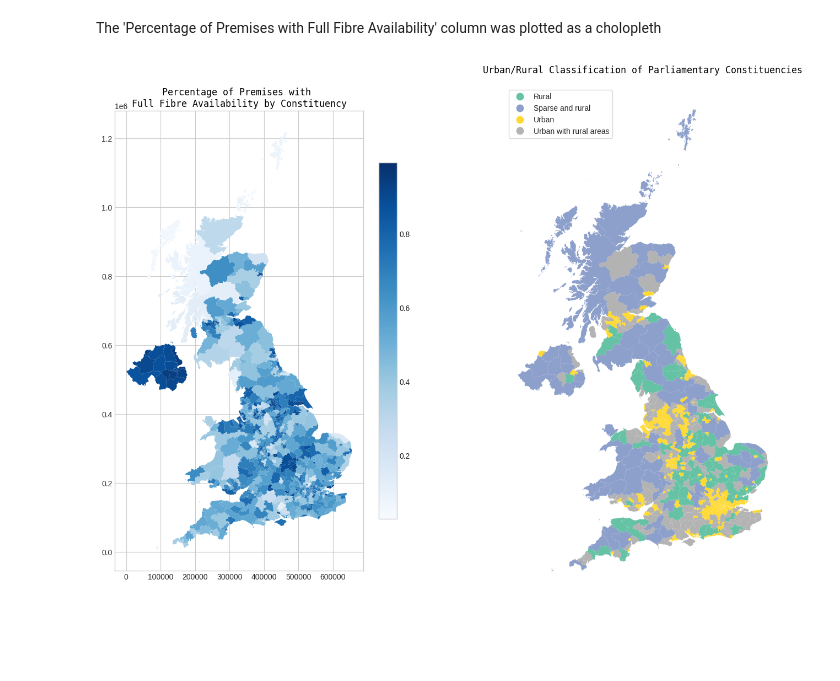
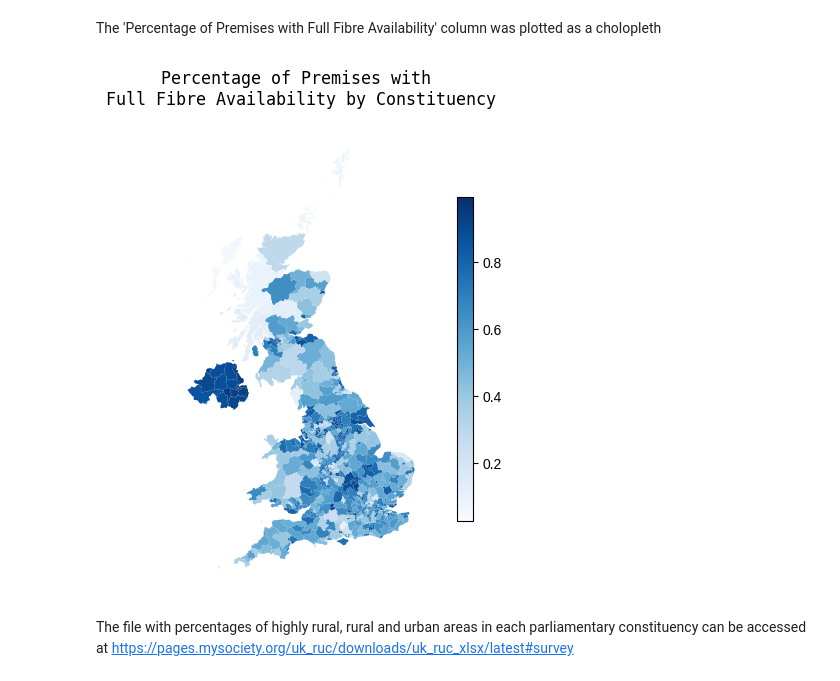
Before and after one commit to yuliiabosher/Fiber-optic-project, a Jupyter notebook: ColabNotebooks/Parliamentary_constituencies_FTTP.ipynb, the cells around one changed output. Drawn from its saved outputs; the diff is of its cells as text; code cells hidden in the pictures; blank space fills up the shorter version.

Commit message:
merged yulias notebooks

```diff
--- a/ColabNotebooks/Parliamentary_constituencies_FTTP.ipynb
+++ b/ColabNotebooks/Parliamentary_constituencies_FTTP.ipynb
@@ -151,6 +91,5 @@ display(f'Number of rows in the Urban Rural dataframe by constituency - {len(dfR
 The geodatframe of the UK parliamentary constituencies and the dataframe on full fibre by parliamentary constituency were joined on parliamentary constituency code column
 # %%
 fibre_by_constituency_geo = constituencies_cleaned.merge(ofcom_full_fibre, left_on='PCON21CD', right_on='parl_const')
-fibre_by_constituency_geo = fibre_by_constituency_geo.merge(dfRUC, left_on='PCON21CD', right_on='gss-code')
 display(fibre_by_constituency_geo.head())
 # %% [output]
@@ -183,6 +121,6 @@ display(fibre_by_constituency_geo.head())
 # %% [markdown]
 The columns in the joined geodataframe were renamed
 # %%
-fibre_by_constituency_geo.columns = ['Constituency Code', 'Constituency Name', 'geometry', 'Total Premises', 'Premises with Full Fibre Availability', 'Urban/Rural Classification']
+fibre_by_constituency_geo.columns = ['Constituency Code', 'Constituency Name', 'geometry', 'Total Premises', 'Premises with Full Fibre Availability']
 display(fibre_by_constituency_geo.head())
 # %% [output]
@@ -227,17 +164,15 @@ display(fibre_by_constituency_geo.head())
 # %% [markdown]
 The 'Percentage of Premises with Full Fibre Availability' column was plotted as a cholopleth
 # %%
-fig, ax = plt.subplots(1, 2, figsize=(24,24))
-fibre_by_constituency_geo.plot(column='Percentage of Premises with Full Fibre Availability', cmap='Blues', legend=True, ax=ax[0], legend_kwds={'shrink': 0.7})
-fig.set_size_inches(16,12)
+fig, ax = plt.subplots(1, 1)
+fibre_by_constituency_geo.plot(column='Percentage of Premises with Full Fibre Availability', cmap='Blues', legend=True, ax=ax, legend_kwds={'shrink': 0.7})
+fig.set_size_inches(8,6)
 plt.style.use('seaborn-v0_8-whitegrid')
 font = {'family':'monospace','color':'black','size':12}
-ax[0].set_title('Percentage of Premises with \nFull Fibre Availability by Constituency', fontdict = font)
-
-
-fibre_by_constituency_geo.plot(column='Urban/Rural Classification', cmap='Set2', legend=True, ax=ax[1], legend_kwds={'frameon': True, 'loc': 'upper left'})
-ax[1].set_title('Urban/Rural Classification of Parliamentary Constituencies', fontdict = font)
+ax.set_title('Percentage of Premises with \nFull Fibre Availability by Constituency', fontdict = font)
 plt.axis('off')
 plt.show()
 # %% [output]
-[figure, old version]
+[figure, new version]
+# %% [markdown]
+The file with percentages of highly rural, rural and urban areas in each parliamentary constituency can be accessed at https://pages.mysociety.org/uk_ruc/downloads/uk_ruc_xlsx/latest#survey
```
Also changed, not shown: parts of 28 cells of this notebook, 7 other files.
